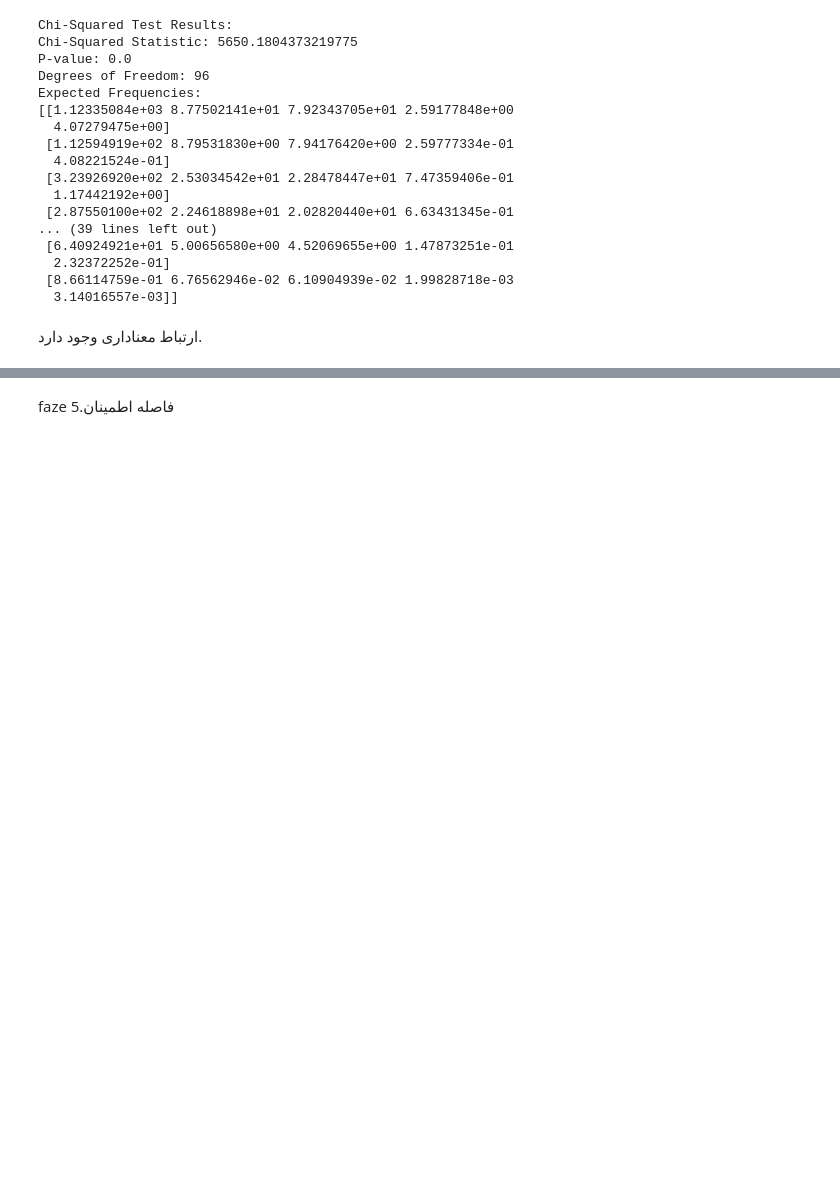
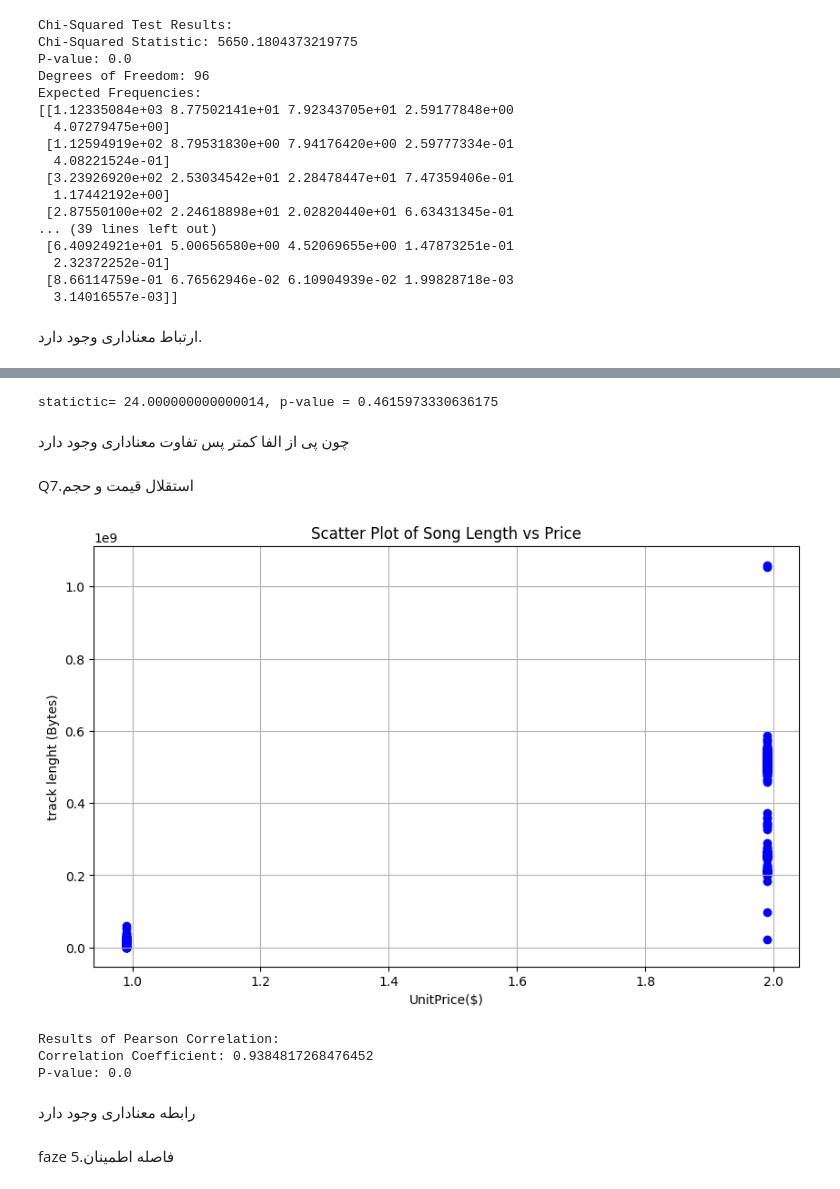
Before and after one commit to Mostafa2rz1/Chinook, a Jupyter notebook: 2.EDA/EDA.ipynb, the cells around one changed output, grey strips where cells are left out. Saved outputs shown, nothing was run; the diff lists cells and outputs as text; code cells hidden in the pictures; blank space fills up the shorter version.

```diff
--- a/2.EDA/EDA.ipynb
+++ b/2.EDA/EDA.ipynb
@@ -742,3 +776,41 @@ Expected Frequencies:
+# %%
+
+groups = df_tarck_with_sale.groupby('GenreId')['Milliseconds'].mean()
+
+
+stat, p_value = kruskal(*groups)
+
+# نمایش نتایج
+print(f'statictic= {stat}, p-value = {p_value}')
+
+
+alpha = 0.05
+# %% [output]
+statictic= 24.000000000000014, p-value = 0.4615973330636175
+# %% [markdown]
+چون پی از الفا کمتر پس تفاوت معناداری وجود دارد
+# %% [markdown]
+Q7.استقلال قیمت  و حجم
+# %%
+plt.figure(figsize=(10, 6))
+plt.scatter(df_tarck_with_sale['UnitPrice'], df_tarck_with_sale['Bytes'], color='blue', marker='o')
+plt.title('Scatter Plot of Song Length vs Price')
+plt.xlabel('UnitPrice($)')
+plt.ylabel('track lenght (Bytes)')
+plt.grid(True)
+# %% [output]
+[figure, added]
+# %%
+correlation_coefficient, p_value = stats.pearsonr(df_tarck_with_sale['Bytes'], df_tarck_with_sale['UnitPrice'])
+print("\nResults of Pearson Correlation:")
+print(f"Correlation Coefficient: {correlation_coefficient}")
+print(f"P-value: {p_value}")
+# %% [output]
+Results of Pearson Correlation:
+Correlation Coefficient: 0.9384817268476452
+P-value: 0.0
+# %% [markdown]
+رابطه معناداری وجود دارد
 # %% [markdown]
 faze 5.فاصله اطمینان
 # %% [markdown]
```
Also changed, not shown: parts of 11 cells of this notebook.
